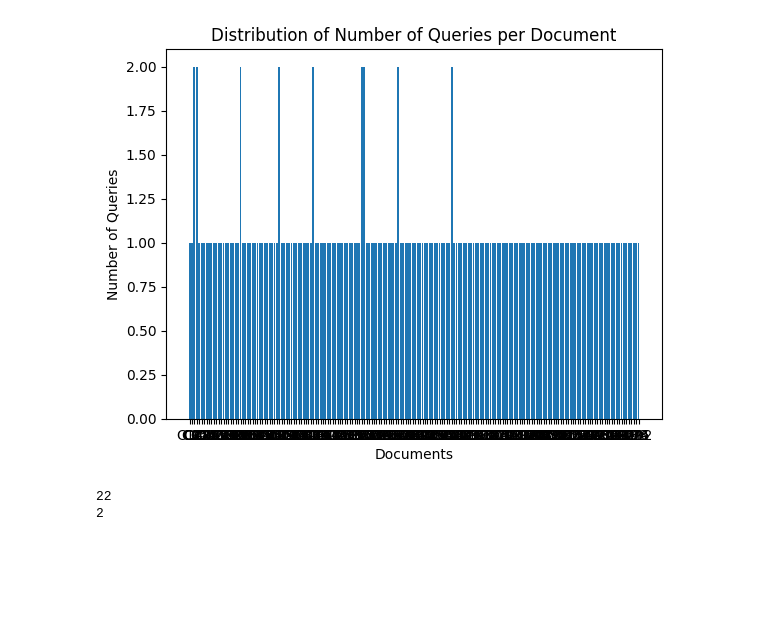
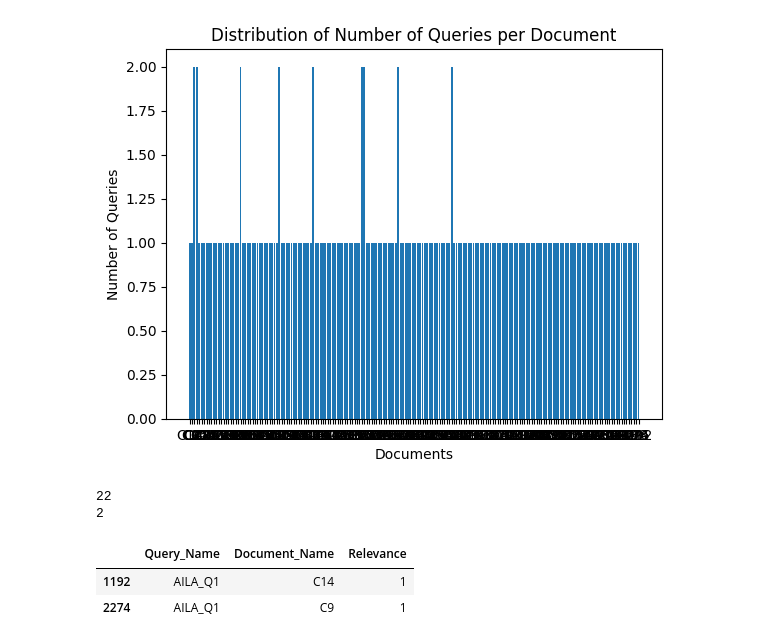
Before and after one commit to not-shoyo/LegalDoc-Retrieval-n-Summarization, a Jupyter notebook: IR_Model/Data_Handling/Insight_Into_Data_AILA.ipynb, the cells around one changed output. Drawn from its saved outputs; the diff is of its cells as text; code cells hidden in the pictures; blank space fills up the shorter version.

```diff
--- a/IR_Model/Data_Handling/Insight_Into_Data_AILA.ipynb
+++ b/IR_Model/Data_Handling/Insight_Into_Data_AILA.ipynb
@@ -152,3 +152,10 @@ print(max(num_queries_per_document))
 # %% [output]
 22
 2
+# %%
+q1_relevant_pairings = pd.DataFrame(relevant_pairings.loc[relevant_pairings['Query_Name'] == 'AILA_Q1'])
+q1_relevant_pairings.head()
+# %% [output]
+|  | Query_Name | Document_Name | Relevance |
+| 1192 | AILA_Q1 | C14 | 1 |
+| 2274 | AILA_Q1 | C9 | 1 |
```
Also changed, not shown: parts of 1 cell of this notebook, 9 other files.
